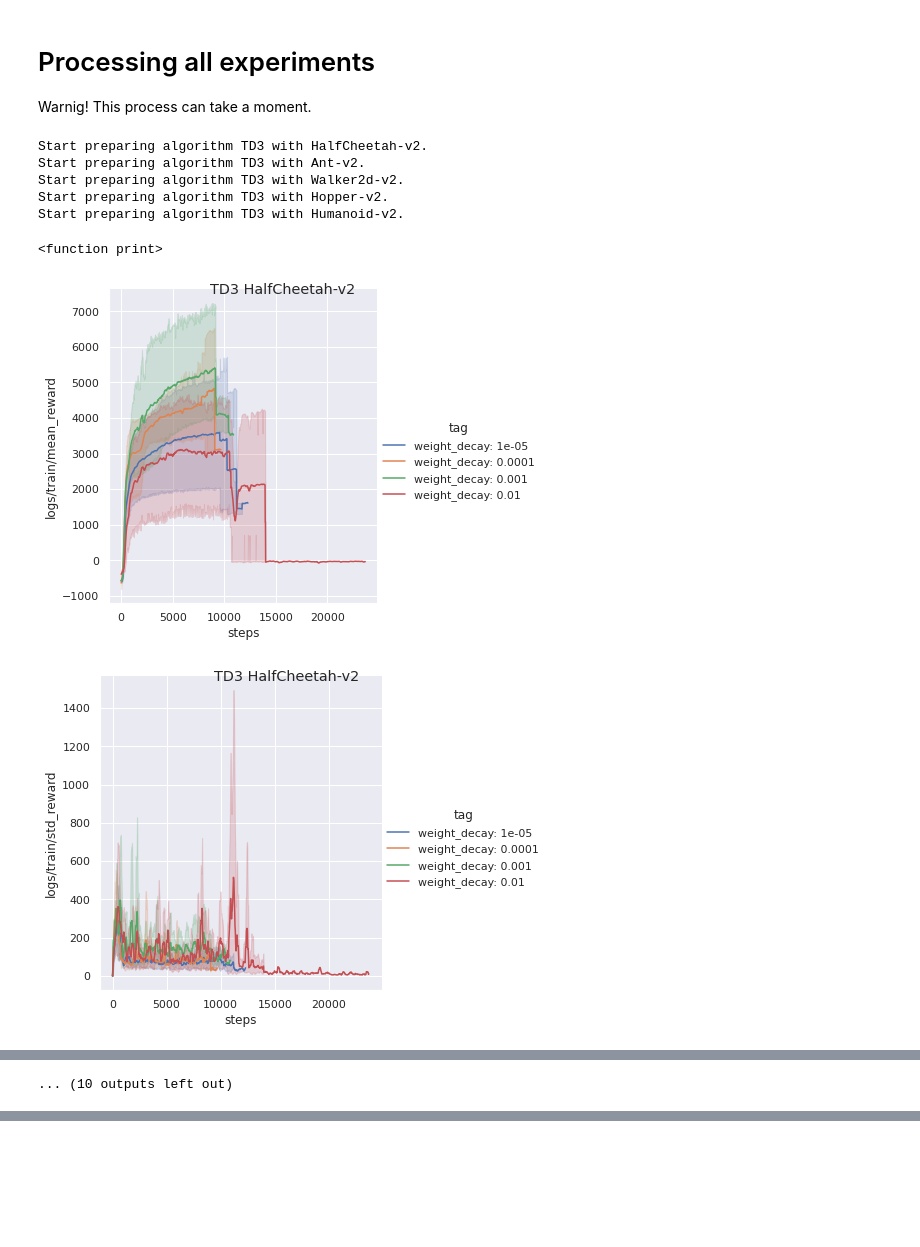
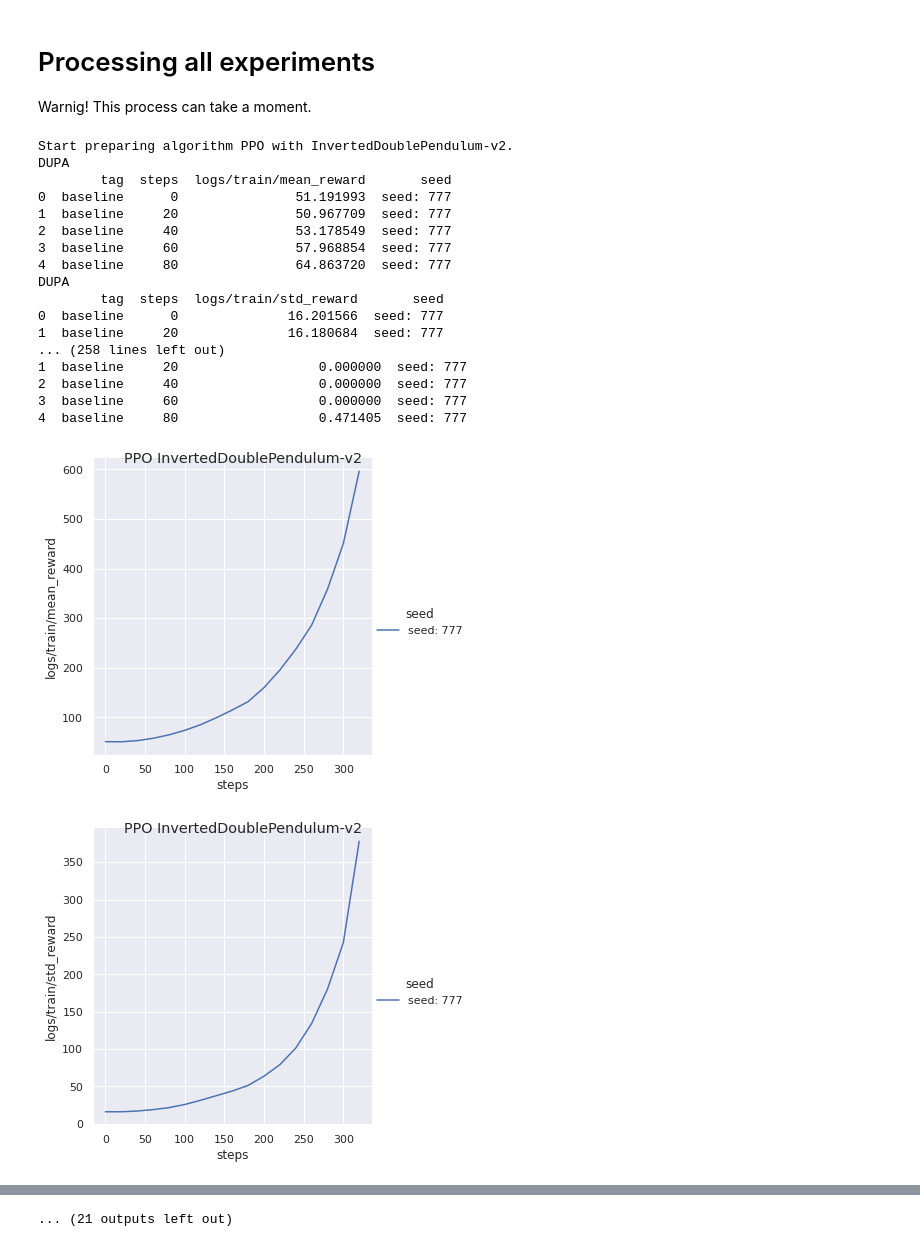
Before and after one commit to KrzysztofSoja/RegularizationRL, a Jupyter notebook: plot_maker.ipynb, the cells around one changed output, grey strips where cells are left out. Cells and saved outputs as stored; diff of their text form; code cells hidden in the pictures; blank space fills up the shorter version.

```diff
--- a/plot_maker.ipynb
+++ b/plot_maker.ipynb
@@ -77,6 +77,10 @@ def selects_tags(tag_set: Set[str], regex_func: Callable) -> List[str]:
         if regex_func(tag):
             selected_tags.append(tag)
     return selected_tags
+
+
+def get_seed(tag_set: Set[str]) -> str:
+    return selects_tags(tag_set, lambda x: re.match(r'seed', x))[0]
 
 
 def get_all_existing_tags(neptune_project_table: pd.DataFrame) -> Set[str]:
@@ -129,7 +133,8 @@ def concat_frames(experiments_results: pd.DataFrame, metric_name: str, slim=Fals
         frame = pd.DataFrame({'tag': \
                     pd.Series([selects_tags(tags_assigned_to_exp[experiment], tag_selector)[0] for _ in range(len(log_series))]),
                               'steps': pd.Series([step*SMOOTHEN_WINDOW for step in range(len(log_series))]),
-                              metric_name: log_series})
+                              metric_name: log_series,
+                              'seed': [get_seed(tags_assigned_to_exp[experiment]) for _ in range(len(log_series))]})
         frames.append(frame)
 
     return pd.concat(frames)
@@ -137,6 +142,9 @@ def concat_frames(experiments_results: pd.DataFrame, metric_name: str, slim=Fals
 
 def make_plots(algo_name: str, env_name: str, path_to_experiment: str, frame_with_logs: pd.DataFrame):
     for log, frames in tqdm(frame_with_logs.items(), desc="Saving plots of results"):
+
+        print(frames.head())
+
         path_to_image = os.path.join(path_to_experiment, f"{log.replace('/', '_')}.png")
         if os.path.exists(path_to_image):
             continue
@@ -151,8 +159,8 @@ def make_plots(algo_name: str, env_name: str, path_to_experiment: str, frame_wit
 # %%
 PROJECT_NAME = 'nkrsi/rl-first-run'
 
-ENV_TAGS = MUJOCO
-ALGO_TAGS = ['TD3']  # [algo for algo in ALGORITHMS if algo != 'SAC']
+ENV_TAGS = ["InvertedDoublePendulum-v2", "InvertedPendulum-v2"] # MUJOCO
+ALGO_TAGS = ALGORITHMS
 
 BASIC_LOGS = ["logs/train/mean_reward", "logs/train/std_reward", "logs/evaluate/mean_reward",
               "logs/evaluate/std_reward"]
@@ -352,8 +360,8 @@ NameError: name 'make_plots' is not defined
 
 Warnig! This process can take a moment.
 # %%
-experiment_name = 'weight_decay'
-tag_selector = lambda x: re.match(r'weight_decay', x)
+experiment_name = 'baseline'
+tag_selector = lambda x: 'baseline' == x  # re.match(r'weight_decay', x)
 
 base_dir = os.path.join(os.getcwd(), 'experiment_result')
 
@@ -375,38 +383,62 @@ for algorithm in tqdm(ALGO_TAGS, desc='algo'):
 
         if not os.path.isdir(base_dir):
             os.mkdir(base_dir)
 
         path_to_experiment = os.path.join(base_dir, experiment_name)
         if not os.path.isdir(path_to_experiment):
             os.mkdir(path_to_experiment)
 
         path_to_experiment = os.path.join(path_to_experiment, f"{algorithm}_{environment}")
         if not os.path.isdir(path_to_experiment):
             os.mkdir(path_to_experiment)
 
         basic_results = {}
         for experiment in tqdm(experiments, desc="Downloading experiments results"):
                 try:
                     basic_results[experiment] = pd.read_csv(os.path.join(path_to_experiment,  f"{experiment}.csv"))
                 except FileNotFoundError:
                     results = download_basic_result_from_experiments(experiment)
                     basic_results[experiment] = results
                     pd.DataFrame(results).to_csv(os.path.join(path_to_experiment, f"{experiment}.csv"))
 
         concatenated_logs = {}
         for log in logs:
             if re.match(r'logs/train/', log):
                 concatenated_logs[log] = concat_frames(basic_results, log, True, True)
             elif re.match(r'logs/evaluate/', log):
                 concatenated_logs[log] = concat_frames(basic_results, log, False, False)
 
+
+        def make_plots(algo_name: str, env_name: str, path_to_experiment: str, frame_with_logs: pd.DataFrame):
+            for log, frames in tqdm(frame_with_logs.items(), desc="Saving plots of results"):
+
+                #frames = frames[~frames.index.duplicated()]
+                path_to_image = os.path.join(path_to_experiment, f"{log.replace('/', '_')}.png")
+                if os.path.exists(path_to_image):
+                    continue
+
+                plot = sns.relplot(x="steps", y=log, hue="seed", kind="line", data=frames)
+                plot.fig.suptitle(algo_name + ' ' + env_name)
+                plot.savefig(path_to_image)
+
         make_plots(algorithm, environment, path_to_experiment, concatenated_logs)
 # %% [output]
-Start preparing algorithm TD3 with HalfCheetah-v2.
-Start preparing algorithm TD3 with Ant-v2.
-Start preparing algorithm TD3 with Walker2d-v2.
-Start preparing algorithm TD3 with Hopper-v2.
-Start preparing algorithm TD3 with Humanoid-v2.
+Start preparing algorithm PPO with InvertedDoublePendulum-v2.
+DUPA
+        tag  steps  logs/train/mean_reward       seed
+0  baseline      0               51.191993  seed: 777
+1  baseline     20               50.967709  seed: 777
+2  baseline     40               53.178549  seed: 777
+3  baseline     60               57.968854  seed: 777
+4  baseline     80               64.863720  seed: 777
+DUPA
+        tag  steps  logs/train/std_reward       seed
+0  baseline      0              16.201566  seed: 777
+1  baseline     20              16.180684  seed: 777
+... (258 lines left out)
+1  baseline     20                  0.000000  seed: 777
+2  baseline     40                  0.000000  seed: 777
+3  baseline     60                  0.000000  seed: 777
+4  baseline     80                  0.471405  seed: 777
-<function print>
-[figure, old version]
+[figure, new version]
-[figure, old version]
+[figure, new version]
@@ -421 +452,0 @@ Start preparing algorithm TD3 with Humanoid-v2.
-... (10 outputs left out)
@@ -421,0 +454 @@ Start preparing algorithm TD3 with Humanoid-v2.
+... (21 outputs left out)
```
Also changed, not shown: parts of 1 cell of this notebook, 9 other files.
